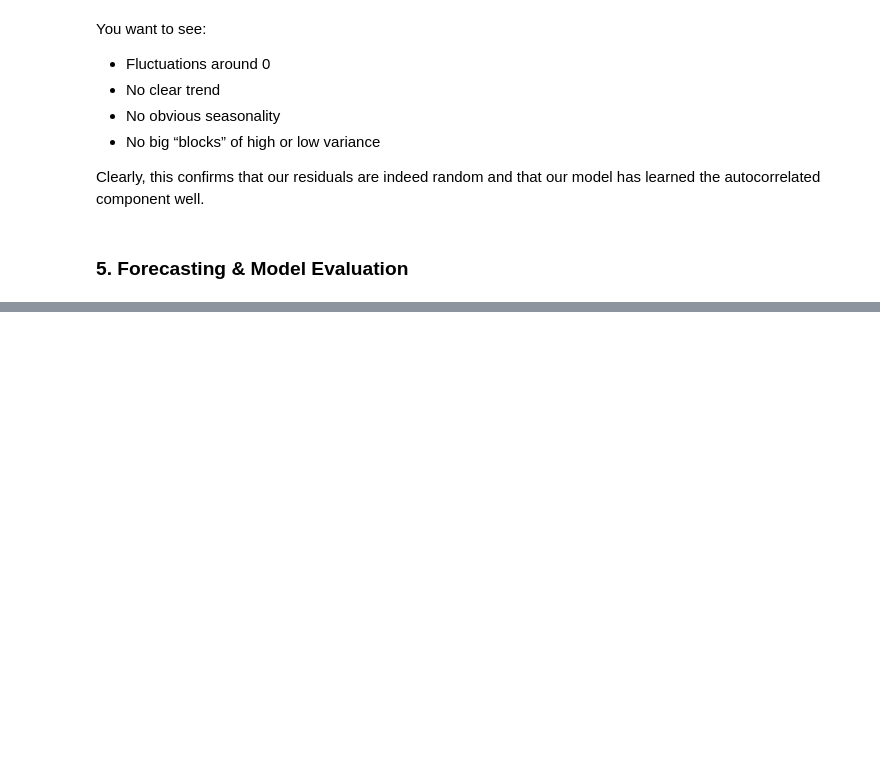
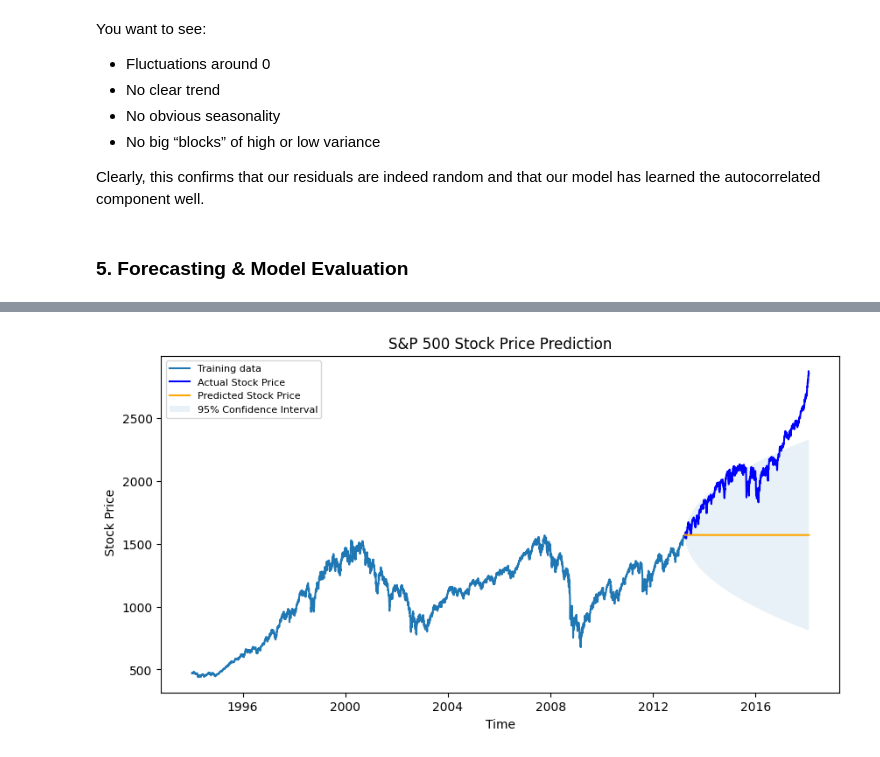
Before and after one commit to WamzMwangi/Advanced_Machine_Learning, a Jupyter notebook: Time_Series_Forecasting/Stock_prices_forecasting.ipynb, the cells around one changed output, grey strips where cells are left out. Saved outputs shown, nothing was run; the diff lists cells and outputs as text; code cells hidden in the pictures; blank space fills up the shorter version.

Commit message:
Forecasting

```diff
--- a/Time_Series_Forecasting/Stock_prices_forecasting.ipynb
+++ b/Time_Series_Forecasting/Stock_prices_forecasting.ipynb
@@ -352,0 +406,8 @@ If the residuals are not White Noise, it means:You have not chosen the correct m
+# %%
+#As a result, the Auto ARIMA model assigned the values 1, 1, and 2 to, p, d, and q, respectively.
+
+#Modeling
+# Build Model
+model = ARIMA(train, order=(1,1,1))
+fitted = model.fit()
+print(fitted.summary())
@@ -435,0 +457,12 @@ plt.show()
+# %%
+# Forecast the same number of steps as the test set
+n_steps = len(test)
+forecast_obj = fitted.get_forecast(steps=n_steps)
+
+# Extract predicted mean and confidence intervals
+y_pred = forecast_obj.predicted_mean
+conf_int = forecast_obj.conf_int()
+#convert them to series to make it easier to plot
+fc_series = pd.Series(y_pred.values, index=test.index)
+lower_series = pd.Series(conf_int.iloc[:, 0].values, index=test.index)
+upper_series = pd.Series(conf_int.iloc[:, 1].values, index=test.index)
@@ -435,0 +485,22 @@ plt.show()
+# %%
+plt.figure(figsize=(10,5), dpi=100)
+
+plt.plot(train, label='Training data')
+plt.plot(test, color='blue', label='Actual Stock Price')
+plt.plot(fc_series, color='orange', label='Predicted Stock Price')
+
+plt.fill_between(
+    lower_series.index,
+    lower_series,
+    upper_series,
+    alpha=.10,
+    label='95% Confidence Interval'
+)
+
+plt.title('S&P 500 Stock Price Prediction')
+plt.xlabel('Time')
+plt.ylabel(' Stock Price')
+plt.legend(loc='upper left', fontsize=8)
+plt.show()
+# %% [output]
+[figure, added]
```
Also changed, not shown: parts of 11 cells of this notebook.
